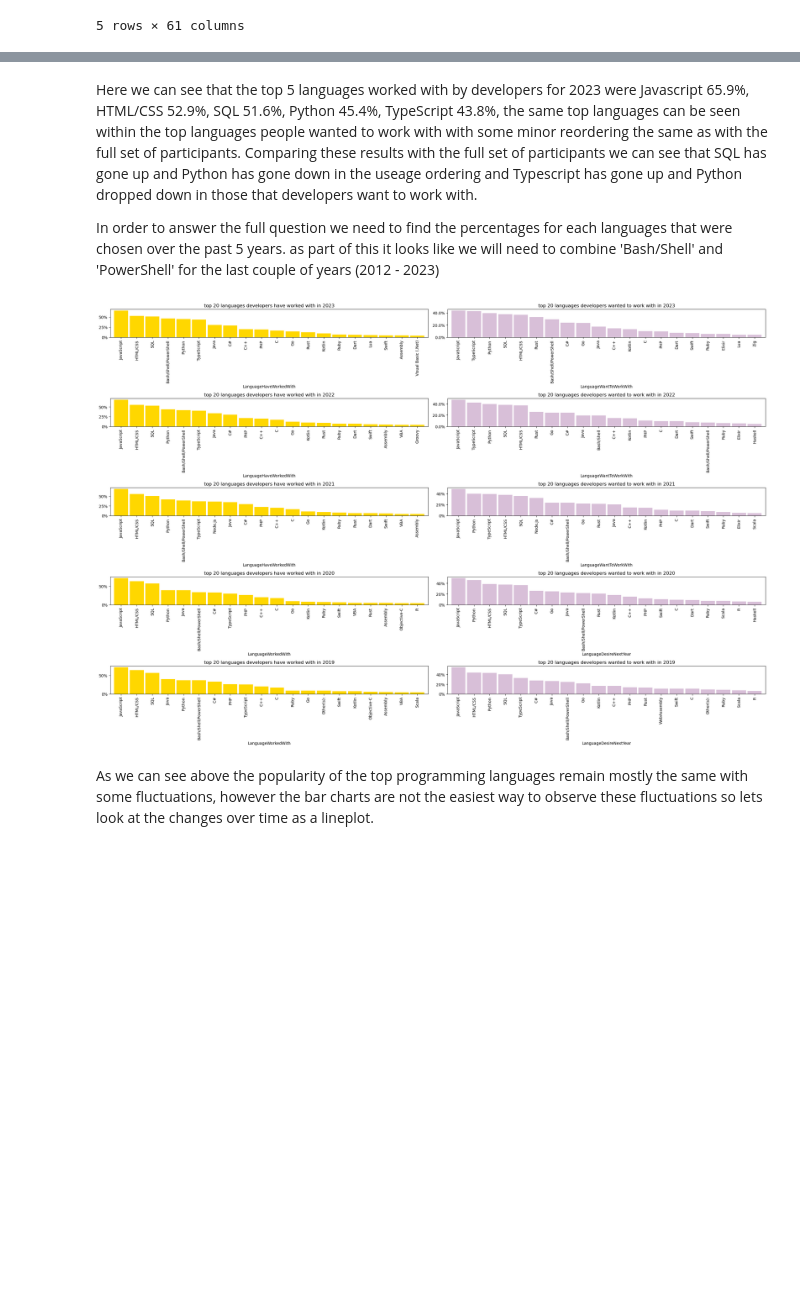
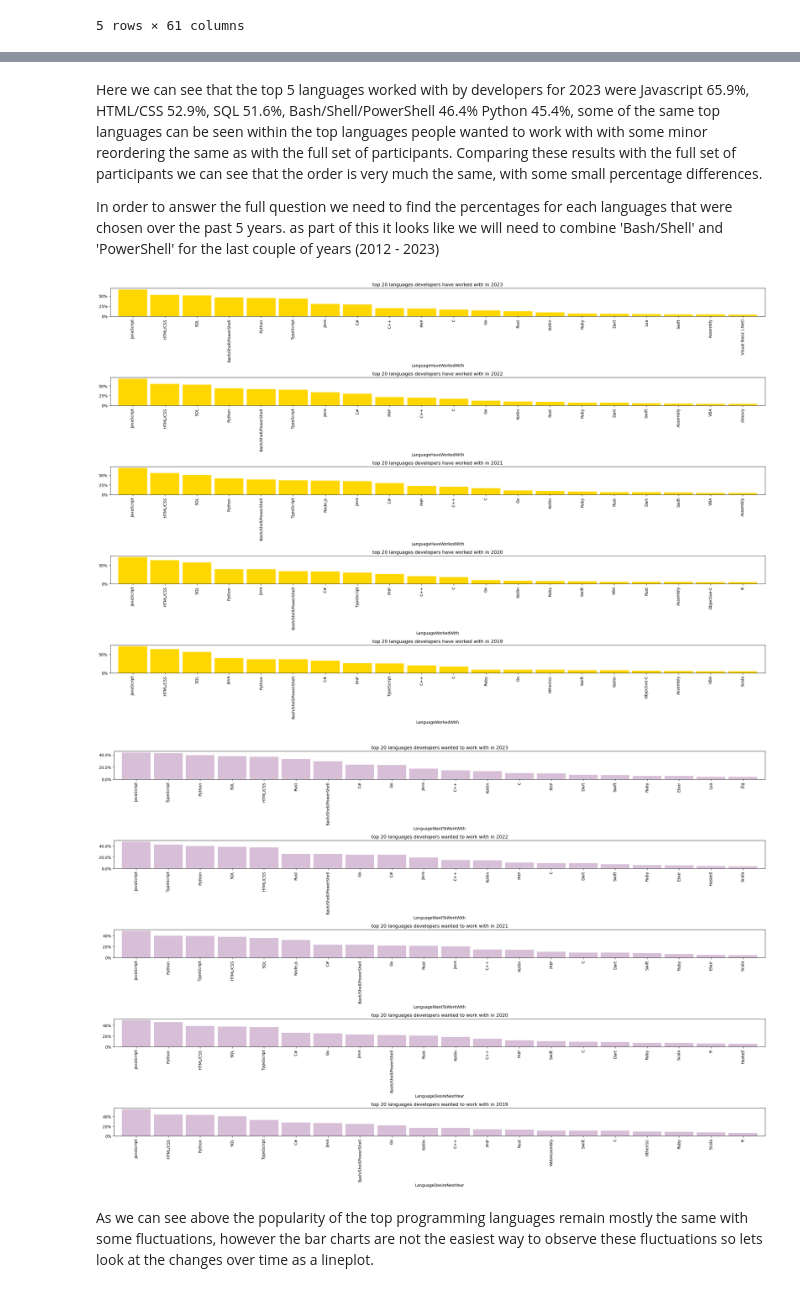
Before and after one commit to Duella12345/stack-overflow-pay, a Jupyter notebook: PopularLanguagesStats.ipynb, the cells around one changed output, grey strips where cells are left out. Cells and saved outputs as stored; diff of their text form; code cells hidden in the pictures; blank space fills up the shorter version.

```diff
--- a/PopularLanguagesStats.ipynb
+++ b/PopularLanguagesStats.ipynb
@@ -170,7 +194,7 @@ SQL           37.835616
 HTML/CSS      36.597905
 Name: count, dtype: float64
 # %% [markdown]
-Here we can see that the top 5 languages worked with by developers for 2023 were Javascript 65.9%, HTML/CSS 52.9%, SQL 51.6%, Python 45.4%, TypeScript 43.8%, the same top languages can be seen within the top languages people wanted to work with with some minor reordering the same as with the full set of participants. Comparing these results with the full set of participants we can see that SQL has gone up and Python has gone down in the useage ordering and Typescript has gone up and Python dropped down in those that developers want to work with.
+Here we can see that the top 5 languages worked with by developers for 2023 were Javascript 65.9%, HTML/CSS 52.9%, SQL 51.6%, Bash/Shell/PowerShell 46.4% Python 45.4%, some of the same top languages can be seen within the top languages people wanted to work with with some minor reordering the same as with the full set of participants. Comparing these results with the full set of participants we can see that the order is very much the same, with some small percentage differences.
 
 In order to answer the full question we need to find the percentages for each languages that were chosen over the past 5 years. as part of this it looks like we will need to combine 'Bash/Shell' and 'PowerShell' for the last couple of years (2012 - 2023)
 # %%
@@ -182,11 +206,11 @@ developers_20 = df_2020.loc[df_2020['MainBranch'] == 'I am a developer by profes
 developers_19 = df_2019.loc[df_2019['MainBranch'] == 'I am a developer by profession']
 
 # drop nas split into list and explode into rows
-language_count_dev_23 = developers_23.LanguageHaveWorkedWith.dropna(axis=0, how='any').str.split(';').explode().replace({'Bash/Shell (all shells)': 'Bash/Shell/PowerShell', 'PowerShell': 'Bash/Shell/PowerShell'})
-language_count_dev_22 = developers_22.LanguageHaveWorkedWith.dropna(axis=0, how='any').str.split(';').explode().replace({'Bash/Shell': 'Bash/Shell/PowerShell', 'PowerShell': 'Bash/Shell/PowerShell'})
-language_count_dev_21 = developers_21.LanguageHaveWorkedWith.dropna(axis=0, how='any').str.split(';').explode().replace({'Bash/Shell': 'Bash/Shell/PowerShell', 'PowerShell': 'Bash/Shell/PowerShell'})
-language_count_dev_20 = developers_20.LanguageWorkedWith.dropna(axis=0, how='any').str.split(';').explode()
-language_count_dev_19 = developers_19.LanguageWorkedWith.dropna(axis=0, how='any').str.split(';').explode()
+language_count_dev_23 = developers_23.LanguageHaveWorkedWith.dropna(axis=0, how='any').str.split(';').explode().replace({'Bash/Shell (all shells)': 'Bash/Shell/PowerShell', 'LISP' : 'Lisp', 'Bash/Shell': 'Bash/Shell/PowerShell', 'PowerShell': 'Bash/Shell/PowerShell'})
+language_count_dev_22 = developers_22.LanguageHaveWorkedWith.dropna(axis=0, how='any').str.split(';').explode().replace({'Bash/Shell (all shells)': 'Bash/Shell/PowerShell', 'LISP' : 'Lisp', 'Bash/Shell': 'Bash/Shell/PowerShell', 'PowerShell': 'Bash/Shell/PowerShell'})
+language_count_dev_21 = developers_21.LanguageHaveWorkedWith.dropna(axis=0, how='any').str.split(';').explode().replace({'Bash/Shell (all shells)': 'Bash/Shell/PowerShell', 'LISP' : 'Lisp', 'Bash/Shell': 'Bash/Shell/PowerShell', 'PowerShell': 'Bash/Shell/PowerShell'})
+language_count_dev_20 = developers_20.LanguageWorkedWith.dropna(axis=0, how='any').str.split(';').explode().replace({'Bash/Shell (all shells)': 'Bash/Shell/PowerShell', 'LISP' : 'Lisp', 'Bash/Shell': 'Bash/Shell/PowerShell', 'PowerShell': 'Bash/Shell/PowerShell'})
+language_count_dev_19 = developers_19.LanguageWorkedWith.dropna(axis=0, how='any').str.split(';').explode().replace({'Bash/Shell (all shells)': 'Bash/Shell/PowerShell', 'LISP' : 'Lisp', 'Bash/Shell': 'Bash/Shell/PowerShell', 'PowerShell': 'Bash/Shell/PowerShell'})
 #count values
 language_count_dev_23 = language_count_dev_23.value_counts()
 language_count_dev_22 = language_count_dev_22.value_counts()
@@ -195,7 +219,7 @@ language_count_dev_20 = language_count_dev_20.value_counts()
 language_count_dev_19 = language_count_dev_19.value_counts()
 
 # bar chart
-fig, ((ax5, ax6), (ax7, ax8), (ax9, ax10), (ax11, ax12), (ax13, ax14)) =  plt.subplots(5, 2, sharex=False, sharey= False, figsize=(24,16))
+fig, (ax5, ax7, ax9, ax11, ax13) =  plt.subplots(5, sharex=False, sharey= False, figsize=(24,16))
 
 # bar chart 1
 (language_count_dev_23[0:20] * 100 / developers_23.LanguageHaveWorkedWith.dropna(axis=0, how='any').shape[0]).plot.bar(color='gold', width=0.9, ax=ax5);
@@ -222,49 +246,57 @@ ax11.yaxis.set_major_formatter(mtick.PercentFormatter())
 ax13.set_title("top 20 languages developers have worked with in 2019")
 ax13.yaxis.set_major_formatter(mtick.PercentFormatter())
 
+# display plots
+plt.tight_layout()
+plt.show()
+
 # drop nas split into list and explode into rows
-language_want_count_dev_23 = developers_23.LanguageWantToWorkWith.dropna(axis=0, how='any').str.split(';').explode().replace({'Bash/Shell (all shells)': 'Bash/Shell/PowerShell', 'PowerShell': 'Bash/Shell/PowerShell'})
-language_want_count_dev_22 = developers_22.LanguageWantToWorkWith.dropna(axis=0, how='any').str.split(';').explode().replace({'Bash/Shel': 'Bash/Shell/PowerShell', 'PowerShell': 'Bash/Shell/PowerShell'})
-language_want_count_dev_21 = developers_21.LanguageWantToWorkWith.dropna(axis=0, how='any').str.split(';').explode().replace({'Bash/Shell': 'Bash/Shell/PowerShell', 'PowerShell': 'Bash/Shell/PowerShell'})
-language_want_count_dev_20 = developers_20.LanguageDesireNextYear.dropna(axis=0, how='any').str.split(';').explode()
-language_want_count_dev_19 = developers_19.LanguageDesireNextYear.dropna(axis=0, how='any').str.split(';').explode()
+language_want_count_dev_23 = developers_23.LanguageWantToWorkWith.dropna(axis=0, how='any').str.split(';').explode().replace({'Bash/Shell (all shells)': 'Bash/Shell/PowerShell', 'LISP' : 'Lisp', 'Bash/Shell': 'Bash/Shell/PowerShell', 'PowerShell': 'Bash/Shell/PowerShell'})
+language_want_count_dev_22 = developers_22.LanguageWantToWorkWith.dropna(axis=0, how='any').str.split(';').explode().replace({'Bash/Shell (all shells)': 'Bash/Shell/PowerShell', 'LISP' : 'Lisp', 'Bash/Shell': 'Bash/Shell/PowerShell', 'PowerShell': 'Bash/Shell/PowerShell'})
+language_want_count_dev_21 = developers_21.LanguageWantToWorkWith.dropna(axis=0, how='any').str.split(';').explode().replace({'Bash/Shell (all shells)': 'Bash/Shell/PowerShell', 'LISP' : 'Lisp', 'Bash/Shell': 'Bash/Shell/PowerShell', 'PowerShell': 'Bash/Shell/PowerShell'})
+language_want_count_dev_20 = developers_20.LanguageDesireNextYear.dropna(axis=0, how='any').str.split(';').explode().replace({'Bash/Shell (all shells)': 'Bash/Shell/PowerShell', 'LISP' : 'Lisp', 'Bash/Shell': 'Bash/Shell/PowerShell', 'PowerShell': 'Bash/Shell/PowerShell'})
+language_want_count_dev_19 = developers_19.LanguageDesireNextYear.dropna(axis=0, how='any').str.split(';').explode().replace({'Bash/Shell (all shells)': 'Bash/Shell/PowerShell', 'LISP' : 'Lisp', 'Bash/Shell': 'Bash/Shell/PowerShell', 'PowerShell': 'Bash/Shell/PowerShell'})
 #count values
 language_want_count_dev_23 = language_want_count_dev_23.value_counts()
 language_want_count_dev_22 = language_want_count_dev_22.value_counts()
 language_want_count_dev_21 = language_want_count_dev_21.value_counts()
 language_want_count_dev_20 = language_want_count_dev_20.value_counts()
 language_want_count_dev_19 = language_want_count_dev_19.value_counts()
+
+# bar chart
+fig, (ax6,  ax8, ax10,  ax12,  ax14) =  plt.subplots(5, sharex=False, sharey= False, figsize=(24,16))
 
 # bar chart 2
 (language_want_count_dev_23[0:20] * 100 / developers_23.LanguageWantToWorkWith.dropna(axis=0, how='any').shape[0]).plot.bar(color='thistle', width=0.9, ax=ax6);
 ax6.set_title("top 20 languages developers wanted to work with in 2023")
 ax6.yaxis.set_major_formatter(mtick.PercentFormatter())
 
 # bar chart 4
 (language_want_count_dev_22[0:20] * 100 / developers_22.LanguageWantToWorkWith.dropna(axis=0, how='any').shape[0]).plot.bar(color='thistle', width=0.9, ax=ax8);
 ax8.set_title("top 20 languages developers wanted to work with in 2022")
 ax8.yaxis.set_major_formatter(mtick.PercentFormatter())
 
 # bar chart 6
 (language_want_count_dev_21[0:20] * 100 / developers_21.LanguageWantToWorkWith.dropna(axis=0, how='any').shape[0]).plot.bar(color='thistle', width=0.9, ax=ax10);
 ax10.set_title("top 20 languages developers wanted to work with in 2021")
 ax10.yaxis.set_major_formatter(mtick.PercentFormatter())
 
 # bar chart 8
 (language_want_count_dev_20[0:20] * 100 / developers_20.LanguageDesireNextYear.dropna(axis=0, how='any').shape[0]).plot.bar(color='thistle', width=0.9, ax=ax12);
 ax12.set_title("top 20 languages developers wanted to work with in 2020")
 ax12.yaxis.set_major_formatter(mtick.PercentFormatter())
 
 # bar chart 2
 (language_want_count_dev_19[0:20] * 100 / developers_19.LanguageDesireNextYear.dropna(axis=0, how='any').shape[0]).plot.bar(color='thistle', width=0.9, ax=ax14);
 ax14.set_title("top 20 languages developers wanted to work with in 2019")
 ax14.yaxis.set_major_formatter(mtick.PercentFormatter())
 
 # display plots
 plt.tight_layout()
 plt.show()
 # %% [output]
-[figure, old version]
+[figure, new version]
+[figure, added]
 # %% [markdown]
 As we can see above the popularity of the top programming languages remain mostly the same with some fluctuations, however the bar charts are not the easiest way to observe these fluctuations so lets look at the changes over time as a lineplot.
 # %%
```
Also changed, not shown: parts of 11 cells of this notebook, 1 other file.
